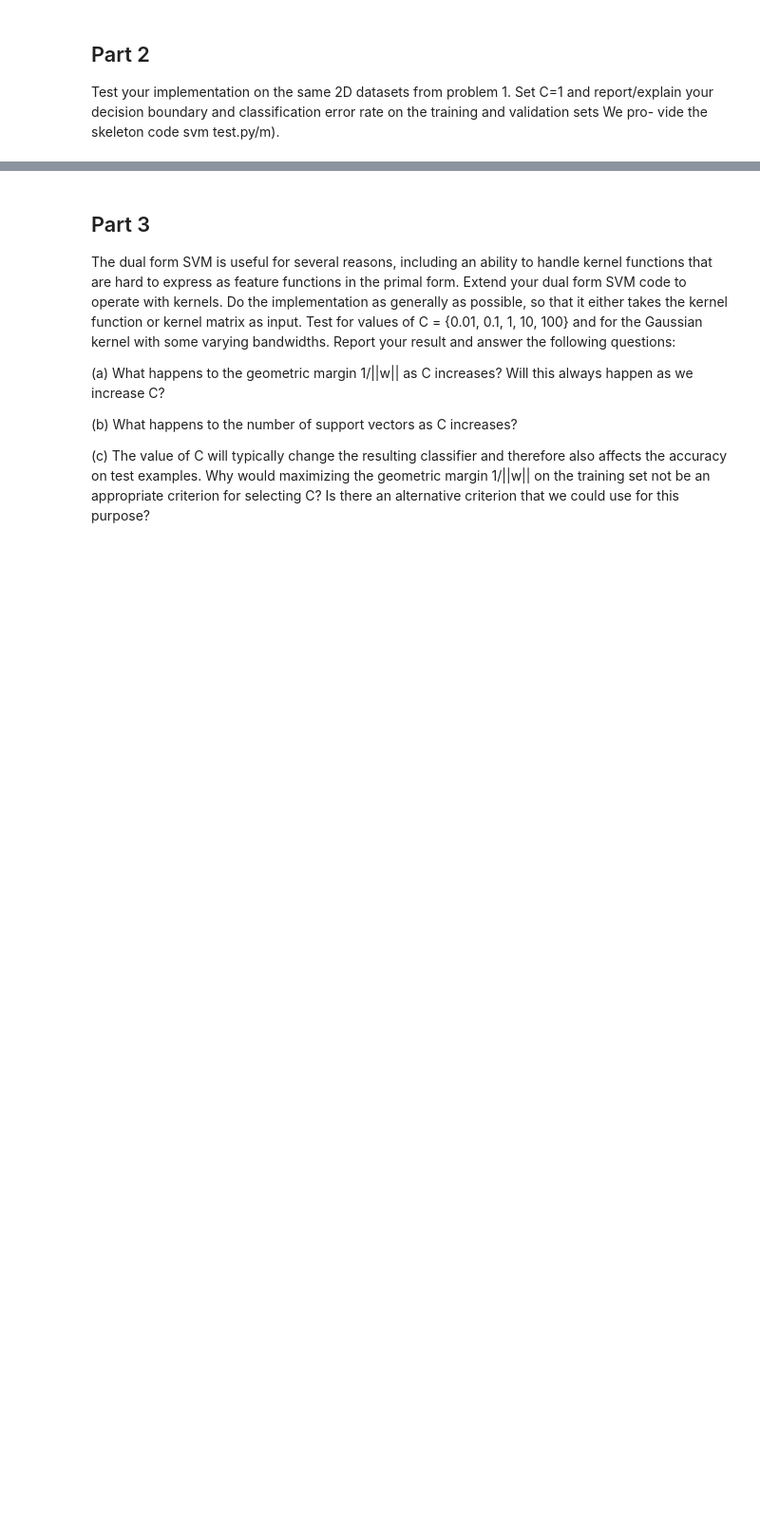
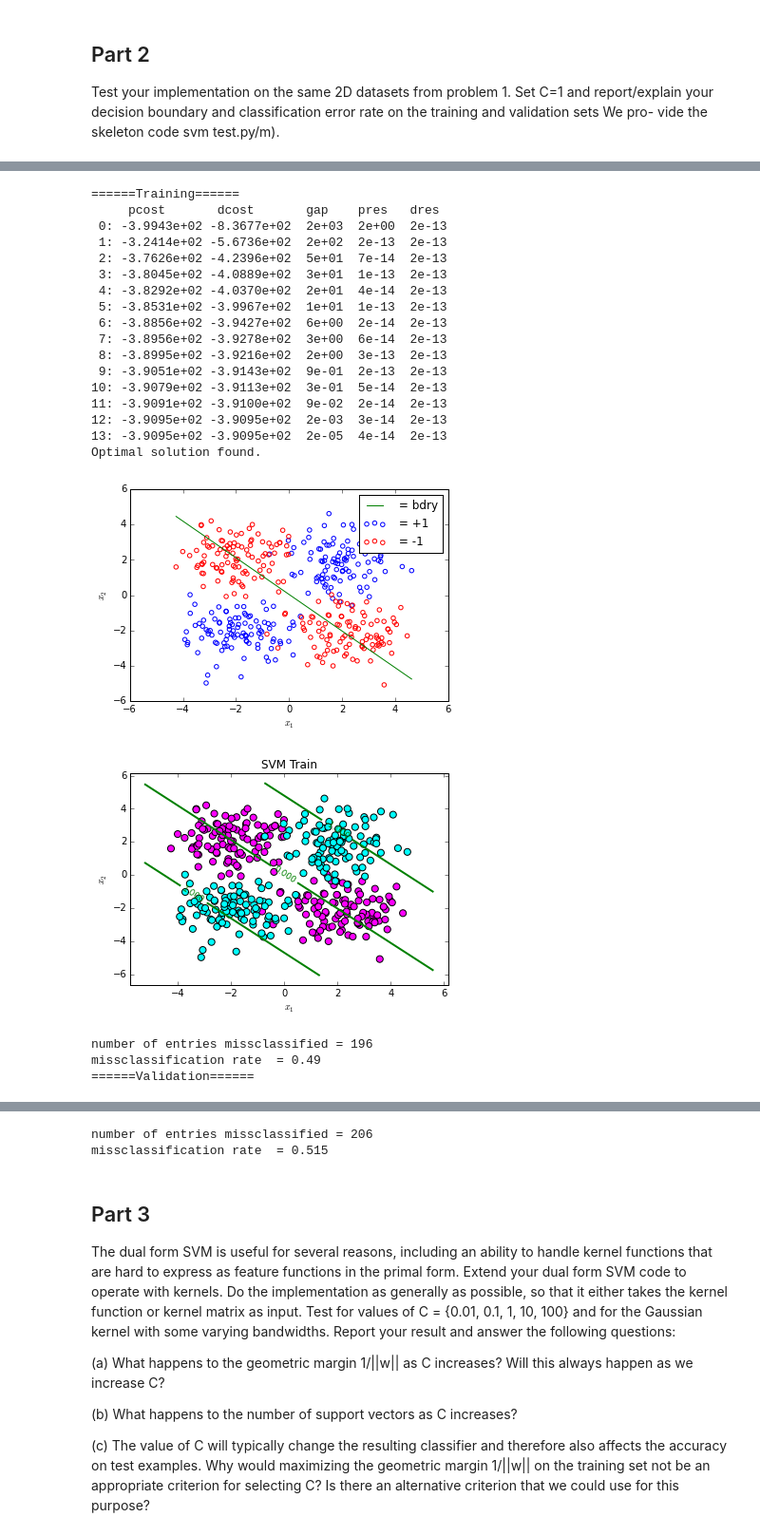
Before and after one commit to peteflorence/Machine-Learning-6.867-homework, a Jupyter notebook: hw2/prob_2.ipynb, the cells around one changed output, grey strips where cells are left out. Shown at 95% size. Drawn from its saved outputs; the diff is of its cells as text; code cells hidden in the pictures; blank space fills up the shorter version.

```diff
--- a/hw2/prob_2.ipynb
+++ b/hw2/prob_2.ipynb
@@ -318,28 +399,56 @@ plotDecisionBoundary(X, Y, predictSVM, [-1, 0, 1], title = 'SVM Validate')
 # %%
 # parameters
 name = 'nonsep'
 print '======Training======'
 # load data from csv files
 train = loadtxt('hw2_resources/data/data_'+name+'_train.csv')
 # use deep copy here to make cvxopt happy
 X = train[:, 0:2].copy()
 Y = train[:, 2:3].copy()
 
 # Carry out training, primal and/or dual
 svm = SVM(X,Y)
 svm.computeSolution()
 svm.plotData()
 # Define the predictSVM(x) function, which uses trained parameters
 predictSVM = svm.predictorFunction
 
 # plot training results
 plotDecisionBoundary(X, Y, predictSVM, [-1, 0, 1], title = 'SVM Train')
+# print misclassification rate
+cer_train,_ = svm.CER_type(type="train", rescale=False, verbose=True, rescaleMethod="interval", file=name)
+
 
 
 print '======Validation======'
 # load data from csv files
 validate = loadtxt('hw2_resources/data/data_'+name+'_validate.csv')
 X = validate[:, 0:2]
 Y = validate[:, 2:3]
 # plot validation results
 plotDecisionBoundary(X, Y, predictSVM, [-1, 0, 1], title = 'SVM Validate')
+# print misclassification rate
+cer_train,_ = svm.CER_type(type="validate", rescale=False, verbose=True, rescaleMethod="interval", file=name)
+# %% [output]
+======Training======
+     pcost       dcost       gap    pres   dres
+ 0: -3.9943e+02 -8.3677e+02  2e+03  2e+00  2e-13
+ 1: -3.2414e+02 -5.6736e+02  2e+02  2e-13  2e-13
+ 2: -3.7626e+02 -4.2396e+02  5e+01  7e-14  2e-13
+ 3: -3.8045e+02 -4.0889e+02  3e+01  1e-13  2e-13
+ 4: -3.8292e+02 -4.0370e+02  2e+01  4e-14  2e-13
+ 5: -3.8531e+02 -3.9967e+02  1e+01  1e-13  2e-13
+ 6: -3.8856e+02 -3.9427e+02  6e+00  2e-14  2e-13
+ 7: -3.8956e+02 -3.9278e+02  3e+00  6e-14  2e-13
+ 8: -3.8995e+02 -3.9216e+02  2e+00  3e-13  2e-13
+ 9: -3.9051e+02 -3.9143e+02  9e-01  2e-13  2e-13
+10: -3.9079e+02 -3.9113e+02  3e-01  5e-14  2e-13
+11: -3.9091e+02 -3.9100e+02  9e-02  2e-14  2e-13
+12: -3.9095e+02 -3.9095e+02  2e-03  3e-14  2e-13
+13: -3.9095e+02 -3.9095e+02  2e-05  4e-14  2e-13
+Optimal solution found.
+[figure, added]
+[figure, added]
+number of entries missclassified = 196
+missclassification rate  = 0.49
+======Validation======
@@ -346,3 +456,5 @@ plotDecisionBoundary(X, Y, predictSVM, [-1, 0, 1], title = 'SVM Validate')
+number of entries missclassified = 206
+missclassification rate  = 0.515
 # %% [markdown]
 ## Part 3
 
```
Also changed, not shown: parts of 9 cells of this notebook, 20 other files.
